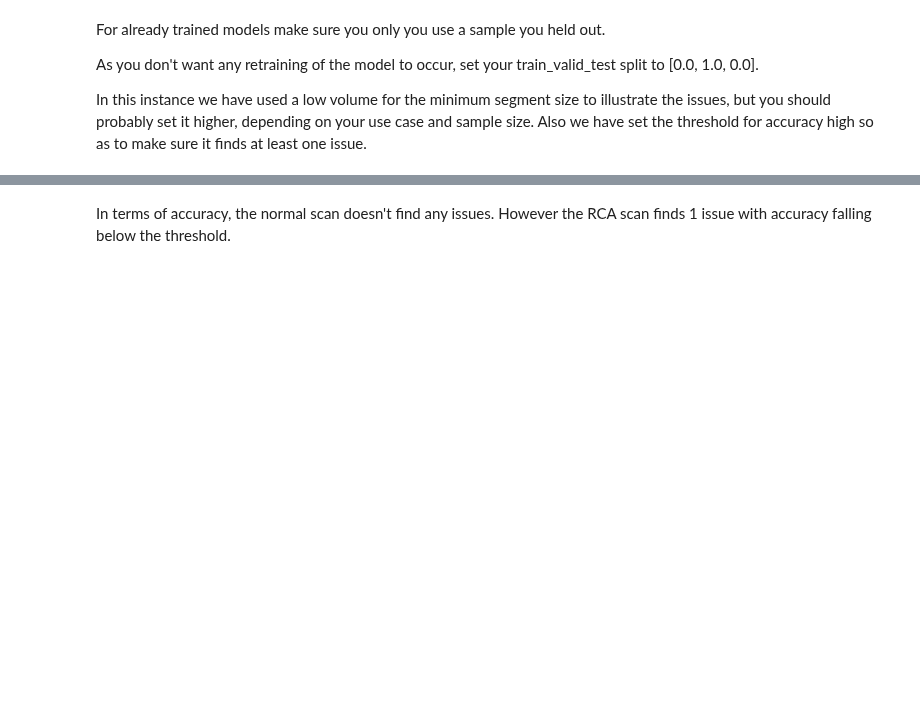
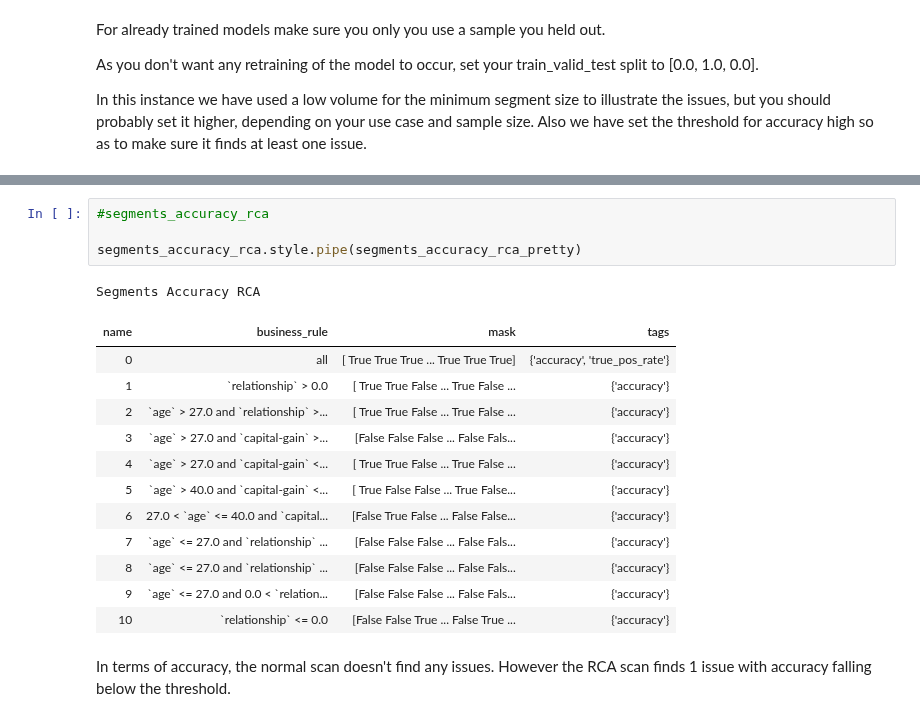
Before and after one commit to ETIQ-AI/ml-testing, a Jupyter notebook: RCA/RCA Accuracy Metrics/RCA Accuracy - Release 1.3.ipynb, the cells around one changed output, grey strips where cells are left out. Saved outputs shown, nothing was run; the diff lists cells and outputs as text; blank space fills up the shorter version.

Commit message:
Added more style to issues_summary ans Segments_accuracy

```diff
--- a/RCA/RCA Accuracy Metrics/RCA Accuracy - Release 1.3.ipynb
+++ b/RCA/RCA Accuracy Metrics/RCA Accuracy - Release 1.3.ipynb
@@ -257,2 +326,20 @@ segments_accuracy_rca
+# %%
+#segments_accuracy_rca
+
+segments_accuracy_rca.style.pipe(segments_accuracy_rca_pretty)
+# %% [output]
+Segments Accuracy RCA
+| name | business_rule | mask | tags |
+| 0 | all | [ True True True ... True True True] | {'accuracy', 'true_pos_rate'} |
+| 1 | `relationship` > 0.0 | [ True True False ... True False ... | {'accuracy'} |
+| 2 | `age` > 27.0 and `relationship` >... | [ True True False ... True False ... | {'accuracy'} |
+| 3 | `age` > 27.0 and `capital-gain` >... | [False False False ... False Fals... | {'accuracy'} |
+| 4 | `age` > 27.0 and `capital-gain` <... | [ True True False ... True False ... | {'accuracy'} |
+| 5 | `age` > 40.0 and `capital-gain` <... | [ True False False ... True False... | {'accuracy'} |
+| 6 | 27.0 < `age` <= 40.0 and `capital... | [False True False ... False False... | {'accuracy'} |
+| 7 | `age` <= 27.0 and `relationship` ... | [False False False ... False Fals... | {'accuracy'} |
+| 8 | `age` <= 27.0 and `relationship` ... | [False False False ... False Fals... | {'accuracy'} |
+| 9 | `age` <= 27.0 and 0.0 < `relation... | [False False False ... False Fals... | {'accuracy'} |
+| 10 | `relationship` <= 0.0 | [False False True ... False True ... | {'accuracy'} |
 # %% [markdown]
 In terms of accuracy, the normal scan doesn't find any issues. However the RCA scan finds 1 issue with accuracy falling below the threshold.
```
Also changed, not shown: parts of 13 cells of this notebook, 1 other file.
